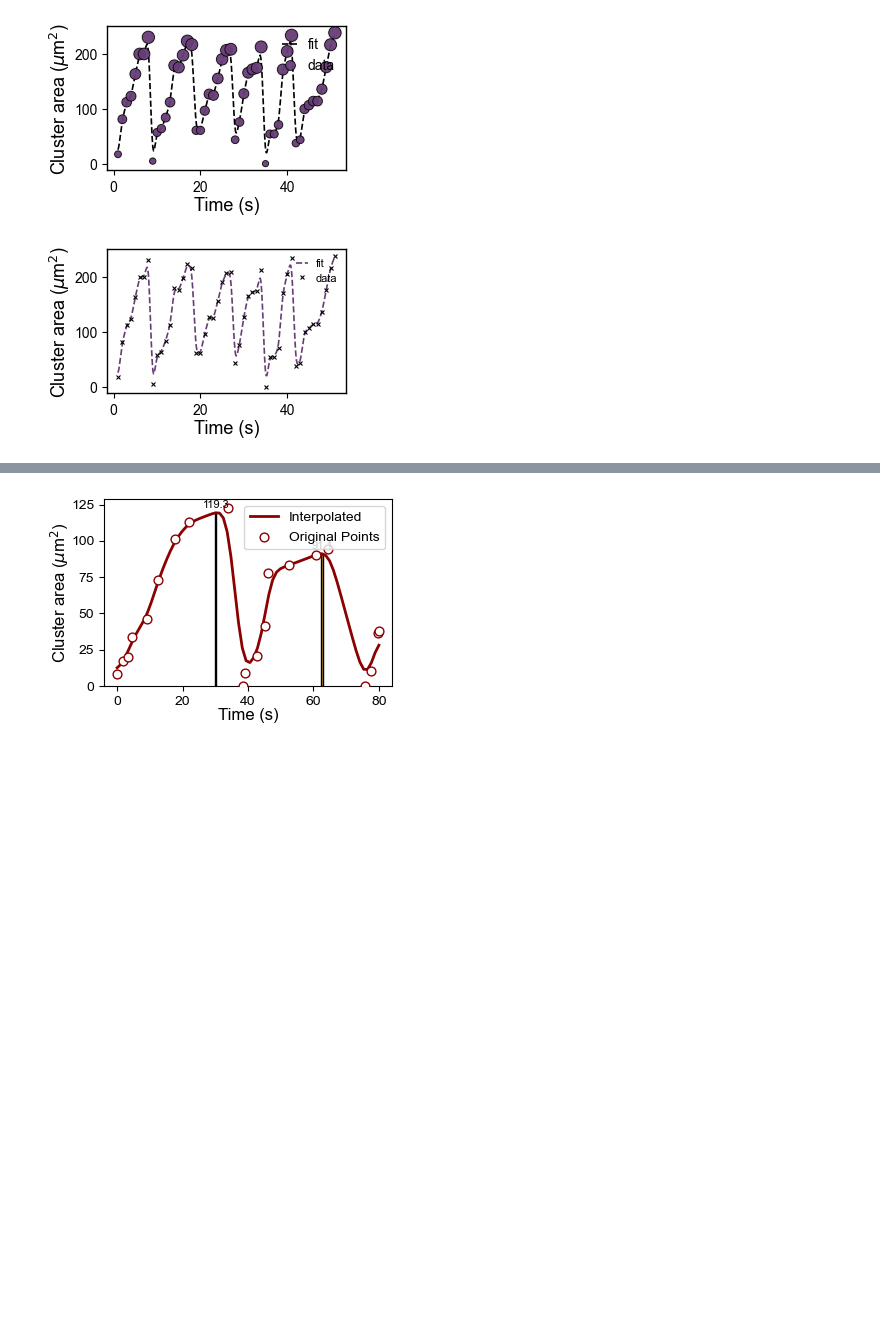
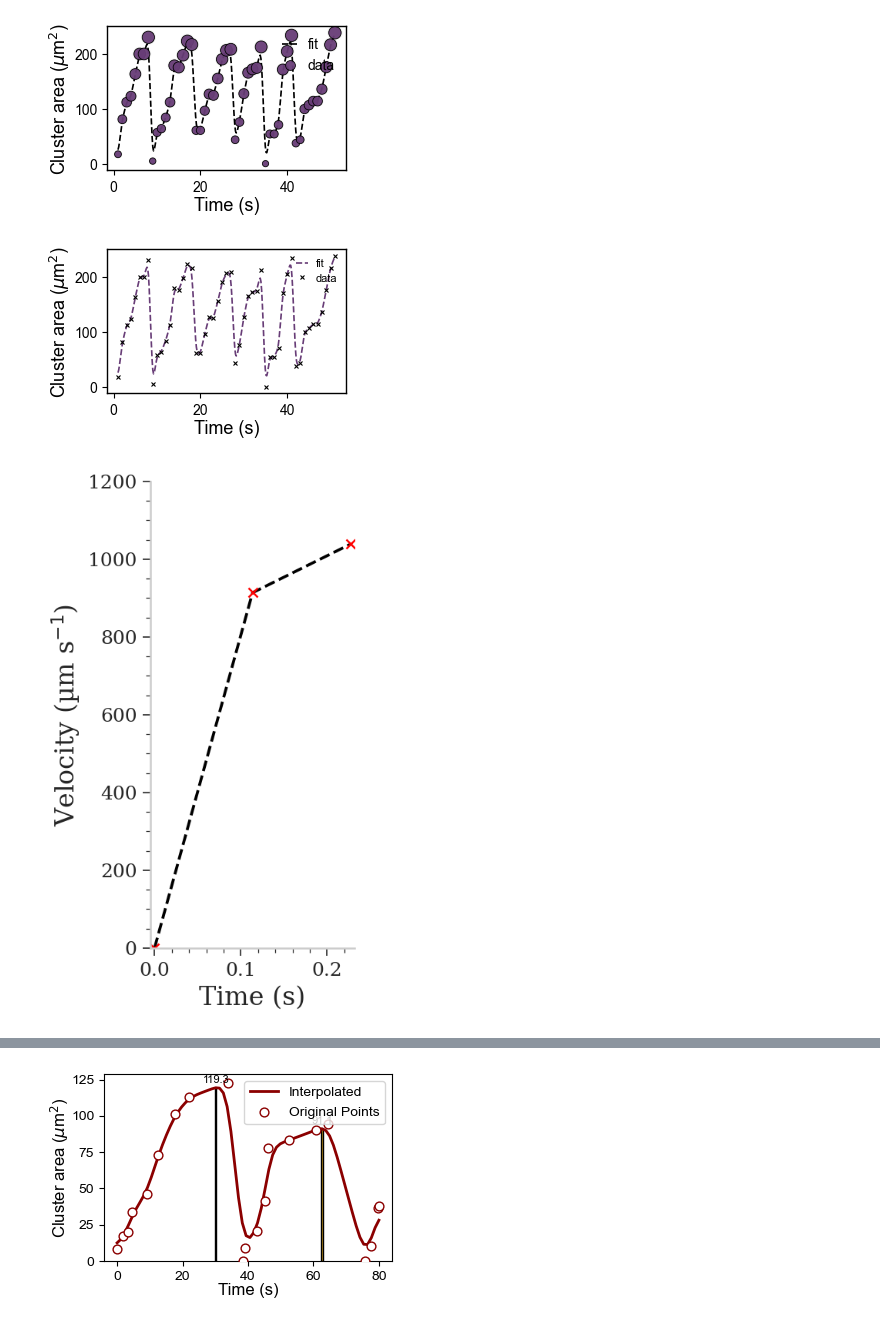
Before and after one commit to M-Medany/Ultrasound-induced-Particle-Dynamics-in-Pathological-Vascular-Vortices-, a Jupyter notebook: Plotting_filling_Aneurysm.ipynb, the cells around one changed output, grey strips where cells are left out. Drawn from its saved outputs; the diff is of its cells as text; code cells hidden in the pictures; blank space fills up the shorter version.

Commit message:
Velocity of MBs shooting

```diff
--- a/Plotting_filling_Aneurysm.ipynb
+++ b/Plotting_filling_Aneurysm.ipynb
@@ -1178,3 +1178,79 @@ plt.savefig('Figure_Bubbles_Xmarkers_ErrorBars.svg', format='svg')
 plt.show()
 # %% [output]
 [figure]
+# %%
+# velocity_time_plot_journal.py
+# Plot microbubble velocities at successive frames (fps = 8.8 → dt = 1/8.8 s)
+# Journal-style: no grid, dashed line, 'x' markers, portrait aspect.
+
+import numpy as np
+import matplotlib as mpl
+import matplotlib.pyplot as plt
+
+# ---------------- Data ----------------
+fps = 8.8
+dt = 1.0 / fps
+# vel_um_s = np.array([0, 238, 466, 1074], dtype=float)  # 74-77 frame
+# vel_um_s = np.array([0, 493, 818], dtype=float)  # 183-186 frame
+vel_um_s = np.array([0, 914, 1039], dtype=float)  # 266-268 frame
+# vel_um_s = np.array([0, 281, 678, 1047], dtype=float)  # 344-347 frame
+# vel_um_s = np.array([0, 370, 493, 836], dtype=float)  # 401-405 frame
+
+
+time_s = np.arange(vel_um_s.size) * dt              # 0, 1/fps, 2/fps, ...
+
+# -------------- Styling ---------------
+mpl.rcParams.update({
+    "figure.dpi": 150,
+    "savefig.dpi": 300,
+    "font.family": "DejaVu Serif",   # serif tends to match journal aesthetics
+    "font.size": 12,
+    "axes.titlesize": 13,
+    "axes.labelsize": 13,
+    "axes.linewidth": 1.2,
+    "axes.spines.top": False,
+    "axes.spines.right": False,
+    "xtick.direction": "out",
+    "ytick.direction": "out",
+    "xtick.major.size": 5,
+    "ytick.major.size": 5,
+    "xtick.minor.size": 3,
+    "ytick.minor.size": 3,
+})
+
+# Portrait: x short, y long
+fig = plt.figure(figsize=(3.0, 5.0))
+ax = fig.add_subplot(111)
+
+# --------------- Plot -----------------
+ax.plot(
+    time_s, vel_um_s,
+    color="black", lw=1.8,
+    linestyle="--", marker="x", markersize=6, mew=1.2, markeredgecolor="red"
+)
+# Labels (no title for strict figure style)
+ax.set_xlabel("Time (s)", fontsize=16)
+ax.set_ylabel("Velocity (µm s$^{-1}$)", fontsize=16)
+
+# Compact x-range, generous y-range
+xpad = 0.02 * (time_s.ptp() if time_s.ptp() > 0 else dt)
+ax.set_xlim(time_s.min() - xpad, time_s.max() + xpad)
+
+y_min = 0
+y_max = max(1200, np.ceil(vel_um_s.max() / 100.0) * 100.0 + 100)
+ax.set_ylim(y_min, y_max)
+
+# Optional minor ticks (no grid)
+# Disable any seaborn / global grid that was turned on later (e.g., sns.set(style="whitegrid"))
+plt.rcParams['axes.grid'] = False
+ax.grid(False)                 # turn off any existing grid
+ax.grid(False, which='major')
+ax.grid(False, which='minor')
+ax.minorticks_on()             # keep minor ticks (no grid lines)
+
+fig.tight_layout()
+plt.savefig("velocity_vs_time.png")
+plt.savefig("velocity_vs_time.pdf")
+plt.show()
+# %% [output]
+[figure, added]
```
Also changed, not shown: parts of 3 cells of this notebook, 8 other files.
